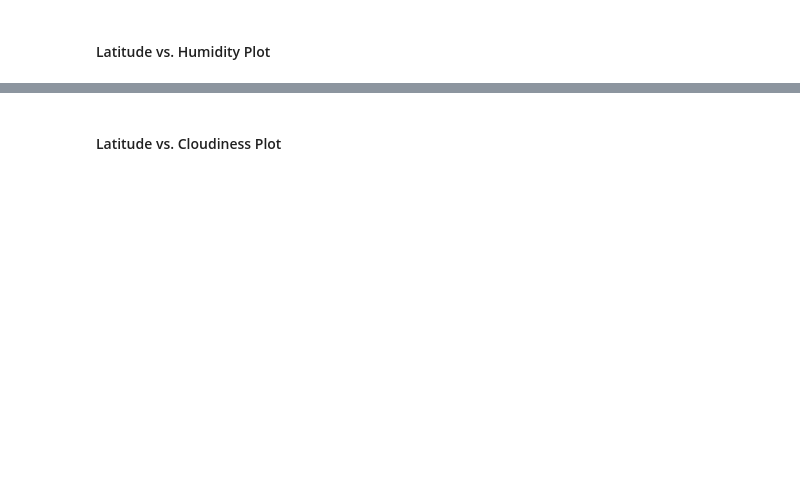
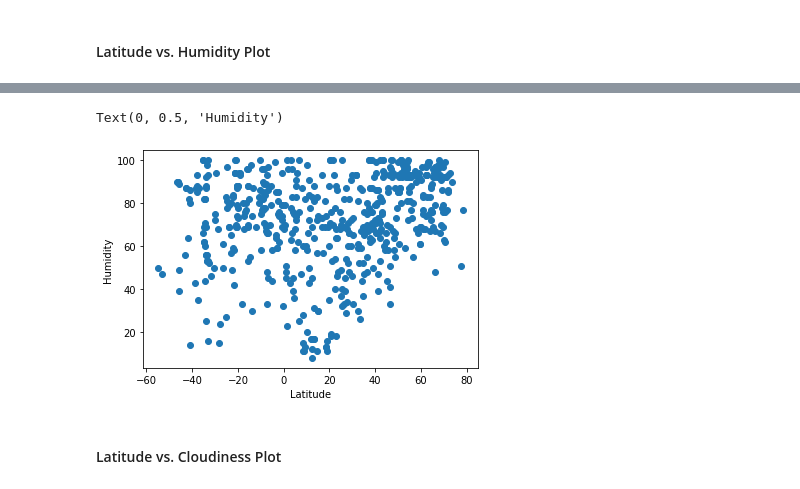
Before and after one commit to fkarimov69/python-api-challenge, a Jupyter notebook: WeatherPy/WeatherPy.ipynb, the cells around one changed output, grey strips where cells are left out. Saved outputs shown, nothing was run; the diff lists cells and outputs as text; code cells hidden in the pictures; blank space fills up the shorter version.

```diff
--- a/WeatherPy/WeatherPy.ipynb
+++ b/WeatherPy/WeatherPy.ipynb
@@ -150,2 +151,10 @@ dtype: int64
+# %%
+plt.scatter(lat,hum)
+plt.xlabel('Latitude')
+plt.ylabel('Humidity')
+plt.title('Latitude vs. Humidity Plot')
+# %% [output]
+Text(0, 0.5, 'Humidity')
+[figure, added]
 # %% [markdown]
 #### Latitude vs. Cloudiness Plot
```
Also changed, not shown: parts of 34 cells of this notebook, 1 other file.
